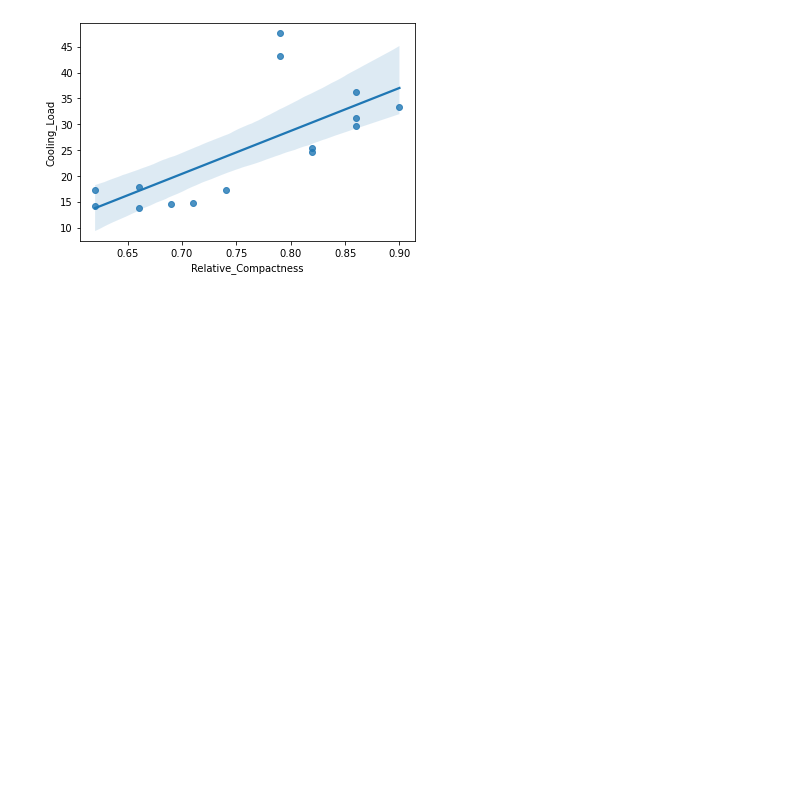
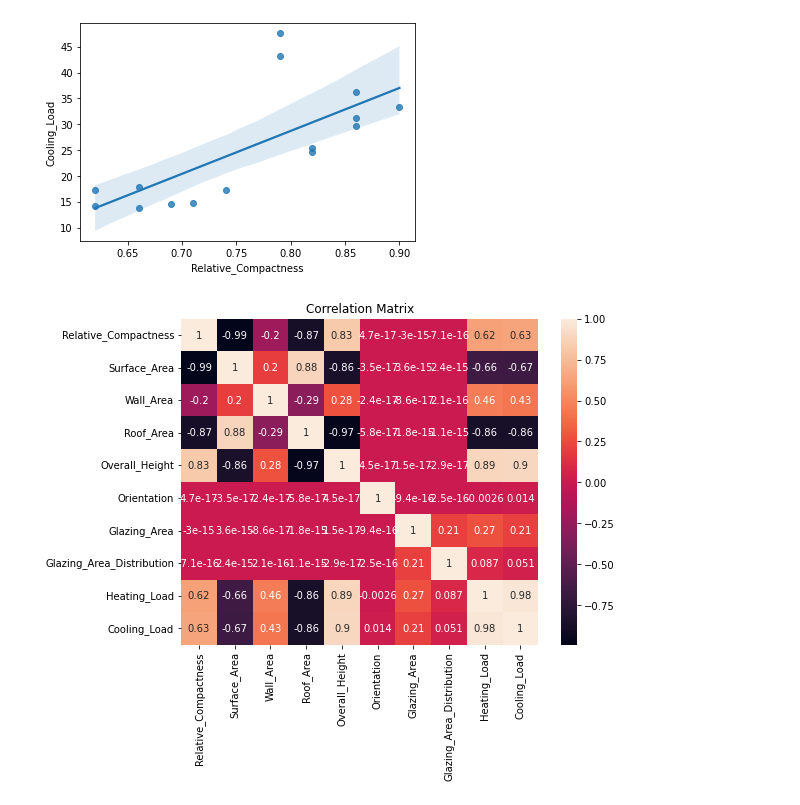
Before and after one commit to yamlakyam/Hamoye_Projects, a Jupyter notebook: Stage B/Untitled.ipynb, the cells around one changed output. Cells and saved outputs as stored; diff of their text form; code cells hidden in the pictures; blank space fills up the shorter version.

```diff
--- a/Stage B/Untitled.ipynb
+++ b/Stage B/Untitled.ipynb
@@ -62,3 +62,13 @@ sns.regplot(x="Relative_Compactness", y="Cooling_Load", data = simple_linear_reg
 plt.show()
 # %% [output]
 [figure]
+# %%
+corr_matrix = df.corr()
+
+# Visualize the correlation matrix as a heatmap
+plt.figure(figsize=(8, 6))
+sns.heatmap(corr_matrix, annot=True)
+plt.title('Correlation Matrix')
+plt.show()
+# %% [output]
+[figure, added]
```
